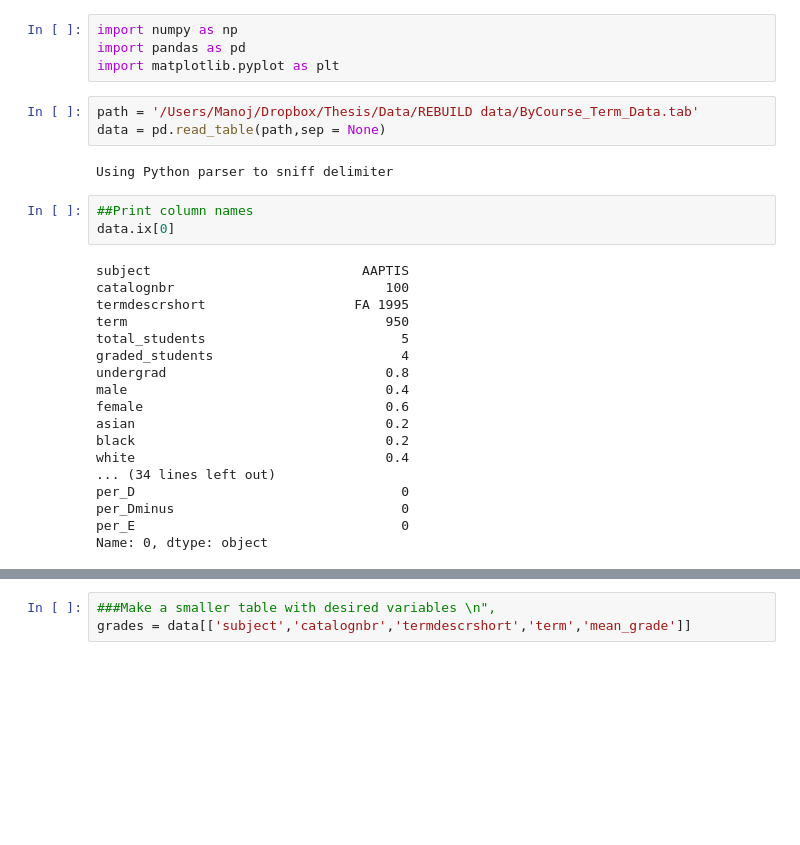
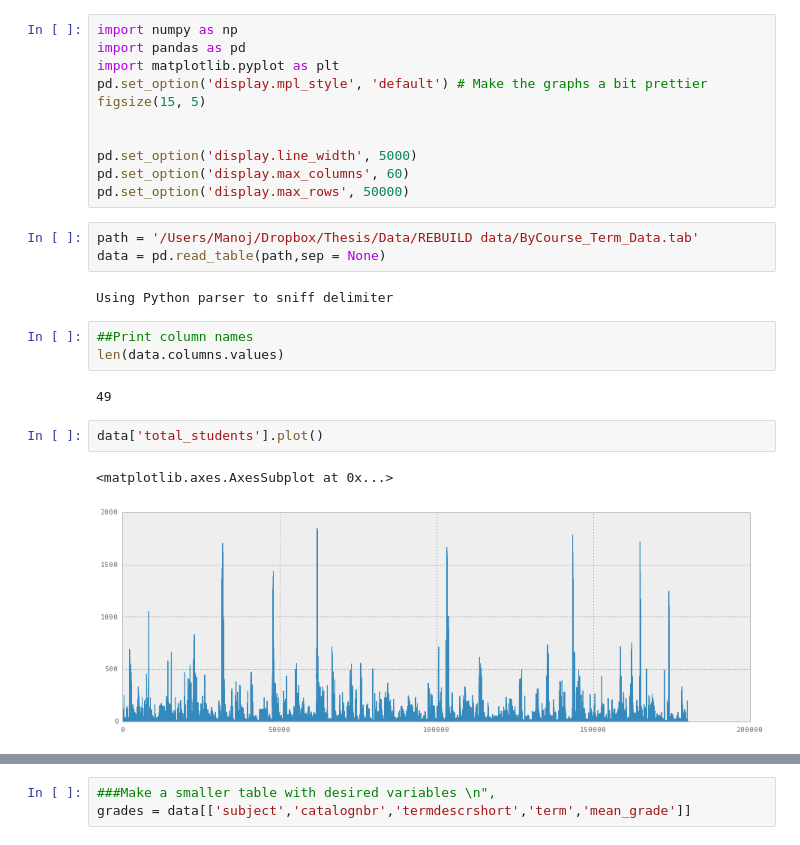
Before and after one commit to mkowshik/scaling-tribble, a Jupyter notebook: REBUILD DATA scripts/Course by term.ipynb, the cells around one changed output, grey strips where cells are left out. Drawn from its saved outputs; the diff is of its cells as text; blank space fills up the shorter version.

```diff
--- a/REBUILD DATA scripts/Course by term.ipynb
+++ b/REBUILD DATA scripts/Course by term.ipynb
@@ -2,6 +2,13 @@
 import numpy as np
 import pandas as pd
 import matplotlib.pyplot as plt
+pd.set_option('display.mpl_style', 'default') # Make the graphs a bit prettier
+figsize(15, 5)
+
+
+pd.set_option('display.line_width', 5000)
+pd.set_option('display.max_columns', 60)
+pd.set_option('display.max_rows', 50000)
 # %%
 path = '/Users/Manoj/Dropbox/Thesis/Data/REBUILD data/ByCourse_Term_Data.tab'
 data = pd.read_table(path,sep = None)
@@ -9,22 +16,11 @@ data = pd.read_table(path,sep = None)
 Using Python parser to sniff delimiter
 # %%
 ##Print column names
-data.ix[0]
+len(data.columns.values)
 # %% [output]
-subject                           AAPTIS
-catalognbr                           100
-termdescrshort                   FA 1995
-term                                 950
-total_students                         5
-graded_students                        4
-undergrad                            0.8
-male                                 0.4
-female                               0.6
-asian                                0.2
-black                                0.2
-white                                0.4
-... (34 lines left out)
-per_D                                  0
-per_Dminus                             0
-per_E                                  0
-Name: 0, dtype: object
+49
+# %%
+data['total_students'].plot()
+# %% [output]
+<matplotlib.axes.AxesSubplot at 0x...>
+[figure, added]
```
Also changed, not shown: parts of 12 cells of this notebook, 3 other files.
